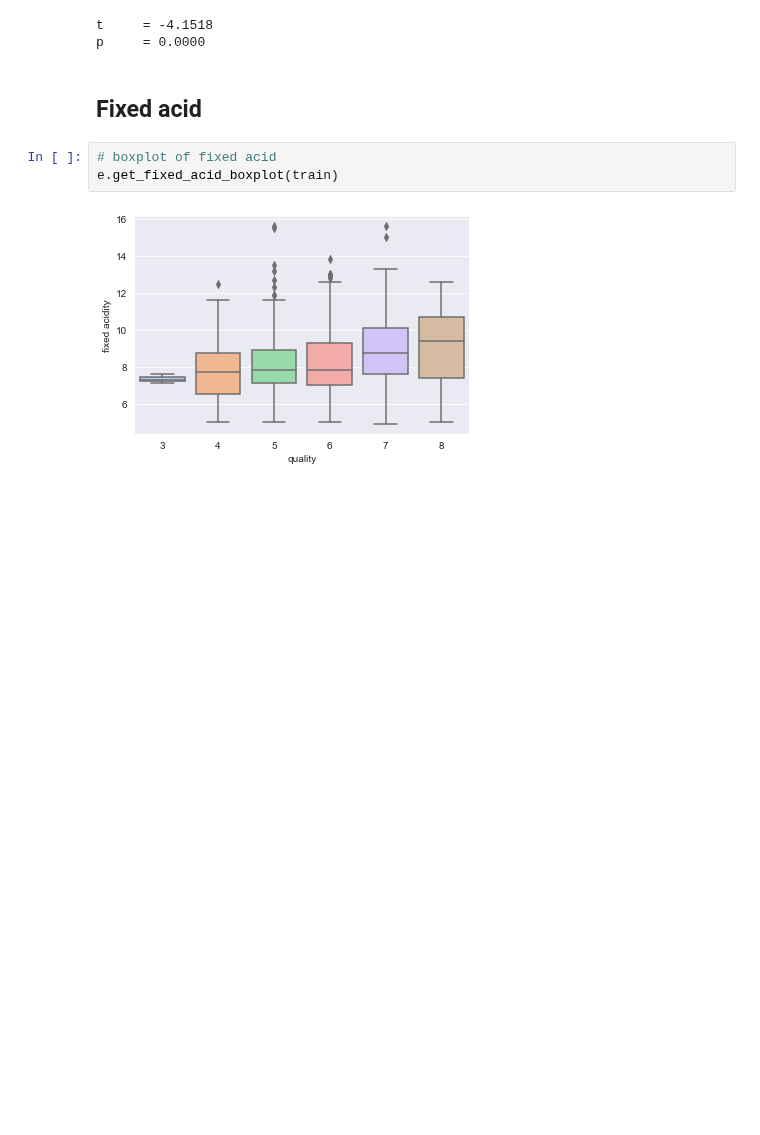
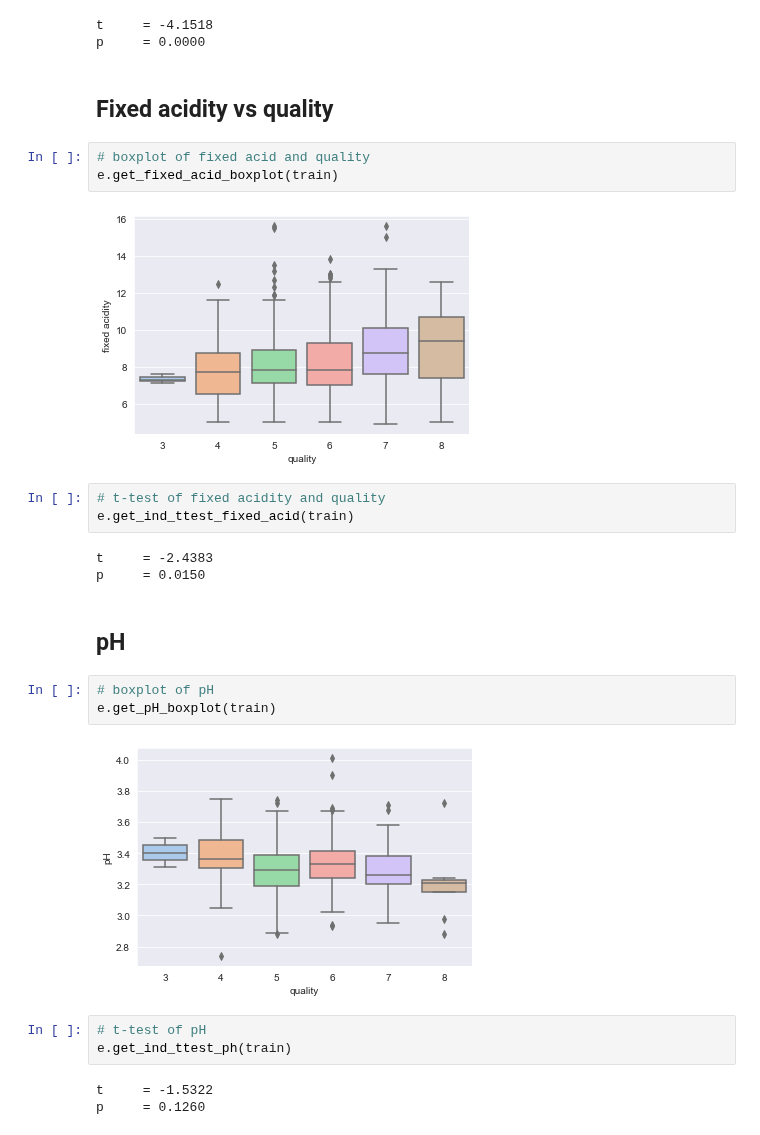
Before and after one commit to Michael-Austin-Mesa/wine-classification-project, a Jupyter notebook: final_report.ipynb, the cells around one changed output. Drawn from its saved outputs; the diff is of its cells as text; blank space fills up the shorter version.

```diff
--- a/final_report.ipynb
+++ b/final_report.ipynb
@@ -81,9 +85,28 @@ e.get_ind_ttest_citric_acid(train)
 t     = -4.1518
 p     = 0.0000
 # %% [markdown]
-## Fixed acid
+## Fixed acidity vs quality
 # %%
-# boxplot of fixed acid
+# boxplot of fixed acid and quality
 e.get_fixed_acid_boxplot(train)
 # %% [output]
 [figure]
+# %%
+# t-test of fixed acidity and quality
+e.get_ind_ttest_fixed_acid(train)
+# %% [output]
+t     = -2.4383
+p     = 0.0150
+# %% [markdown]
+## pH
+# %%
+# boxplot of pH
+e.get_pH_boxplot(train)
+# %% [output]
+[figure, added]
+# %%
+# t-test of pH
+e.get_ind_ttest_ph(train)
+# %% [output]
+t     = -1.5322
+p     = 0.1260
```
Also changed, not shown: parts of 14 cells of this notebook.
